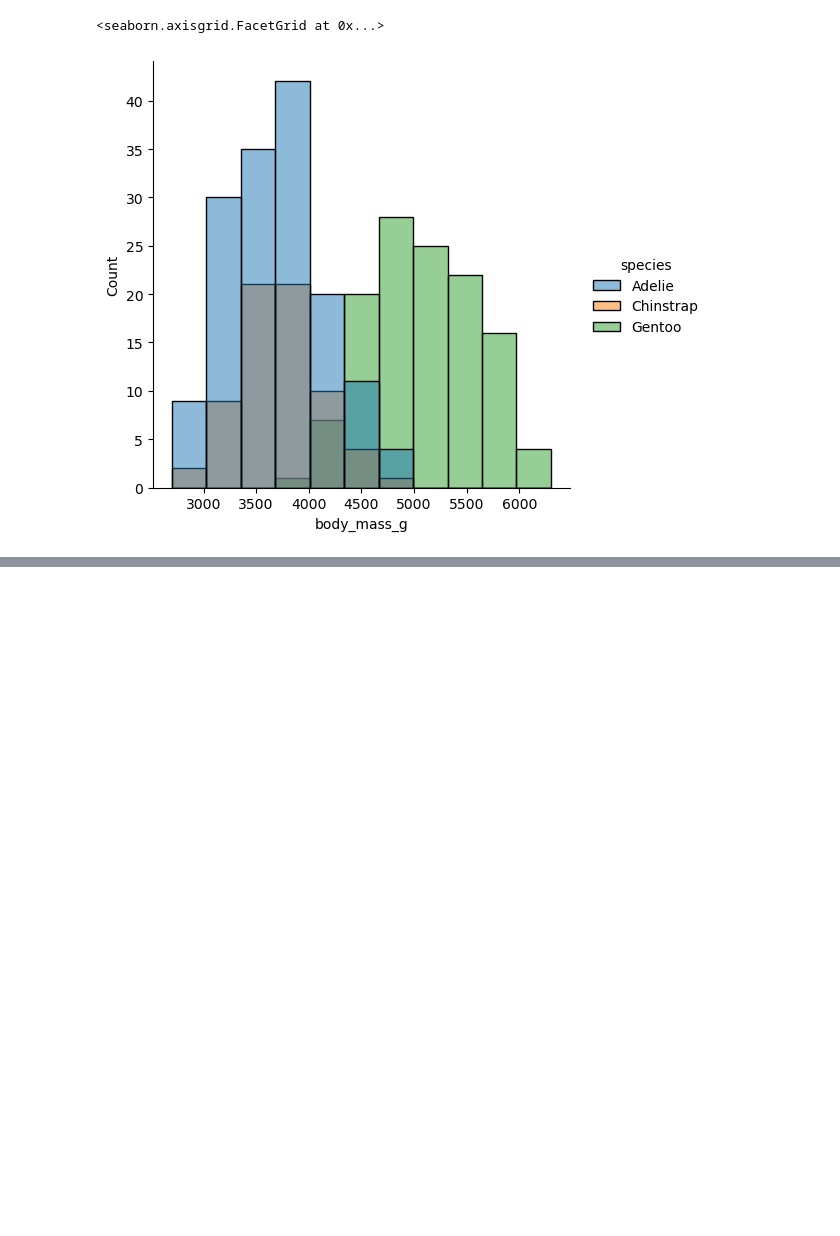
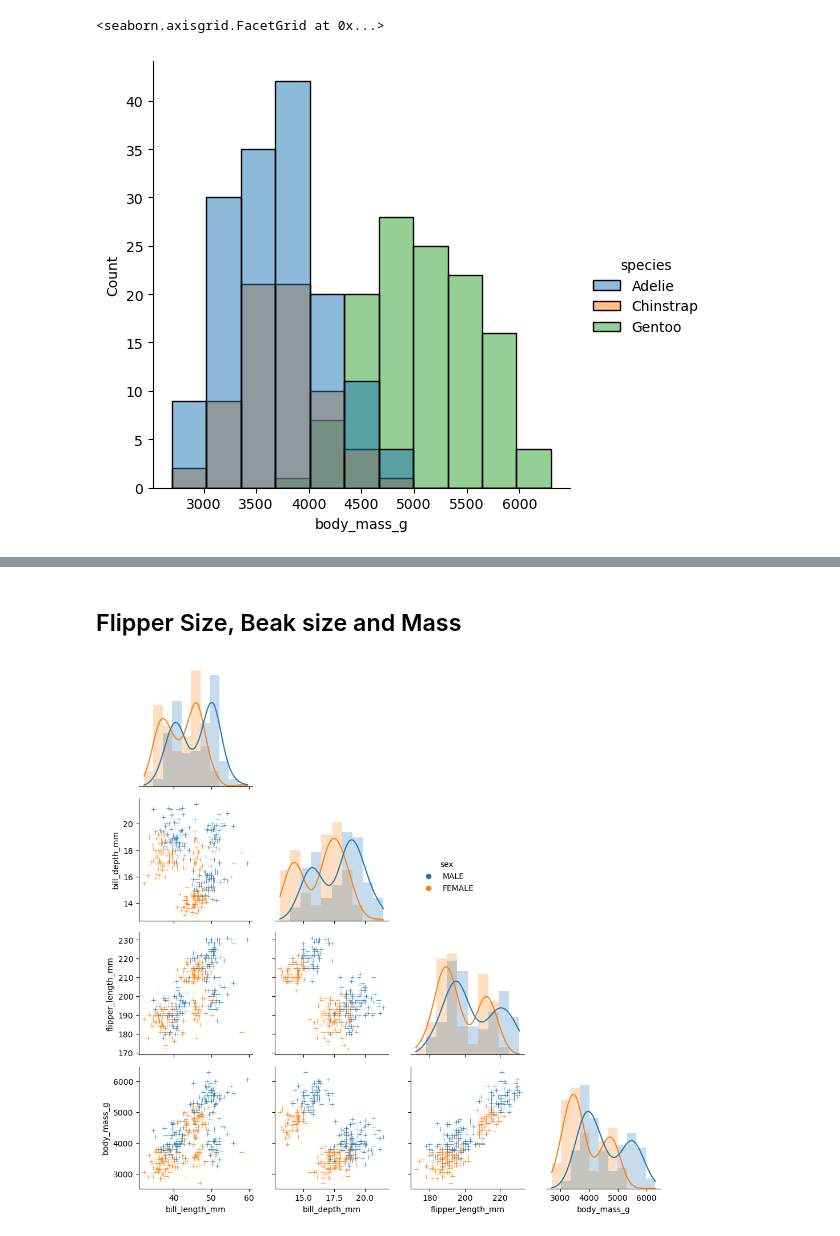
Before and after one commit to morgam7/poda-mywork, a Jupyter notebook: penguins.ipynb, the cells around one changed output, grey strips where cells are left out. Saved outputs shown, nothing was run; the diff lists cells and outputs as text; code cells hidden in the pictures; blank space fills up the shorter version.

Commit message:
Flipper Size, Beak size and Mass

```diff
--- a/penguins.ipynb
+++ b/penguins.ipynb
@@ -313,0 +234,17 @@ array([[1.        , 0.96286543],
+# %% [markdown]
+## Flipper Size, Beak size and Mass
+# %%
+# Creating the grid
+# Corner removes the empty axes
+g = sns.PairGrid(df, hue="sex", corner=True)
+
+# Creating scatterplots and histograms
+g.map_lower(sns.scatterplot, marker="+")
+g.map_diag(sns.histplot, element="step", linewidth=0, kde=True)
+
+# Creating legend
+g.add_legend()
+# Placing legend
+g.legend.set_bbox_to_anchor((.61, .6))
+# %% [output]
+[figure, added]
```
Also changed, not shown: parts of 51 cells of this notebook.
